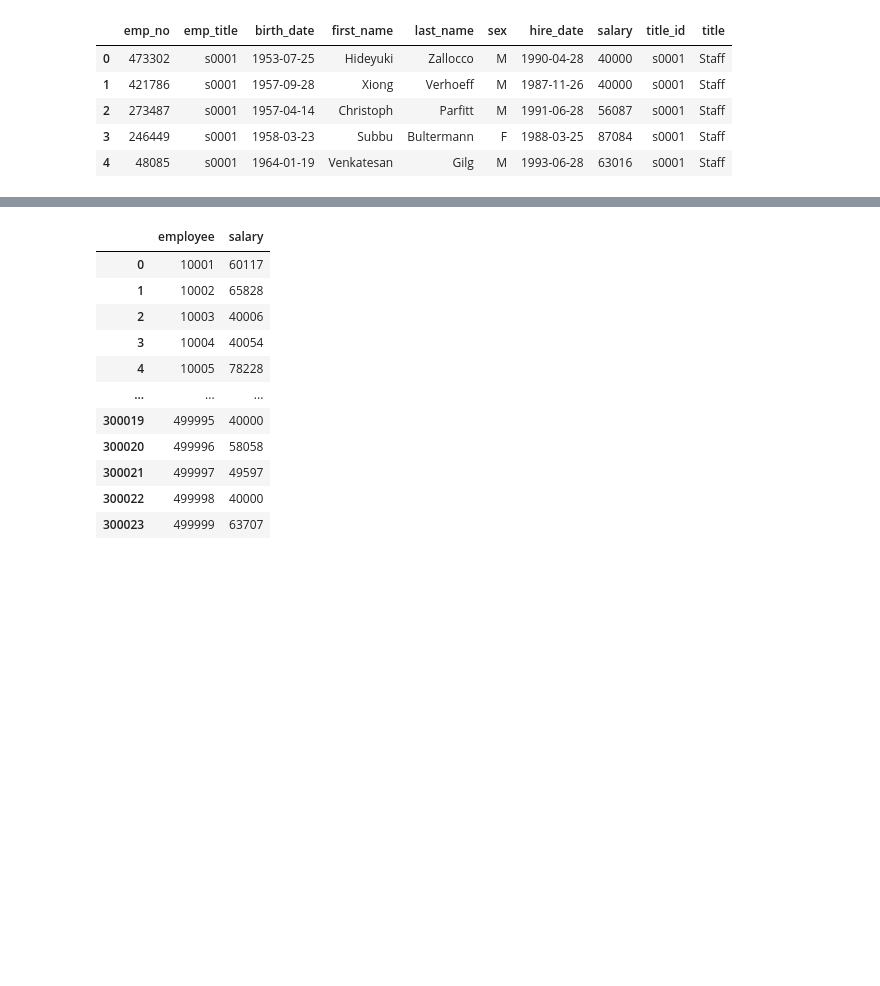
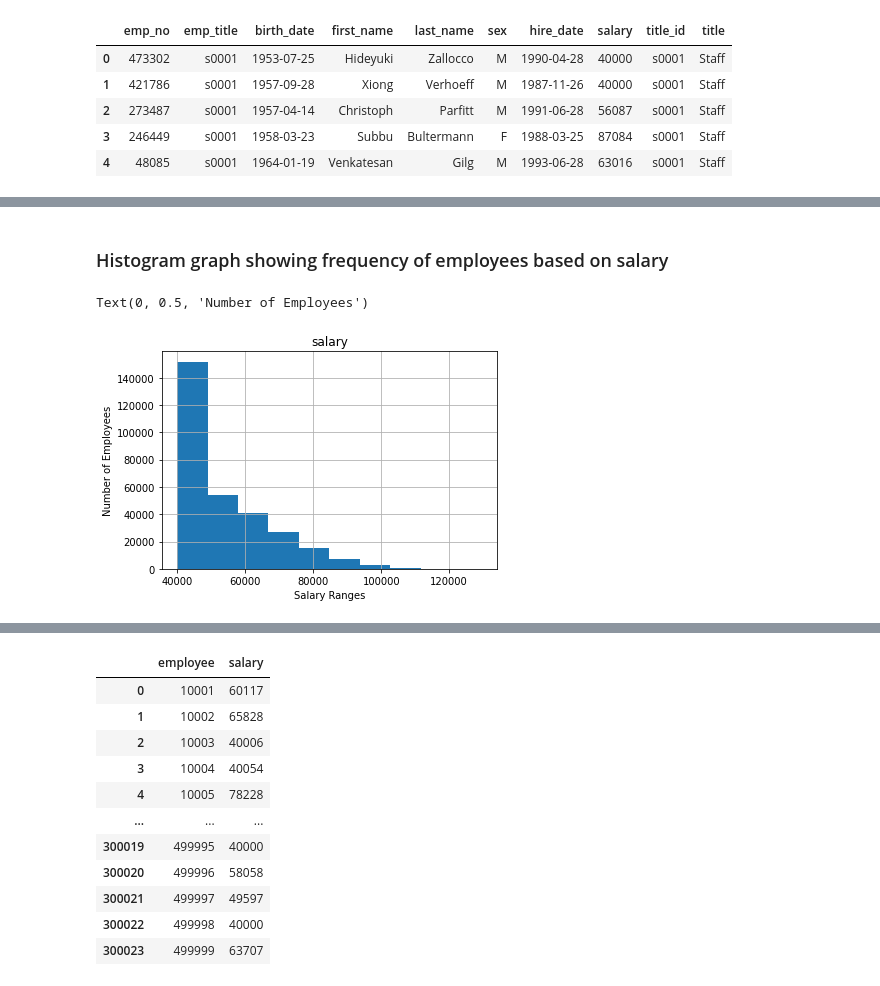
Before and after one commit to paulywog13/sql-challenge, a Jupyter notebook: EmployeeSQL/EmployeesSQL_Bonus.ipynb, the cells around one changed output, grey strips where cells are left out. Saved outputs shown, nothing was run; the diff lists cells and outputs as text; code cells hidden in the pictures; blank space fills up the shorter version.

Commit message:
Graphs added to Jupyter Notebook displaying Income Data.

```diff
--- a/EmployeeSQL/EmployeesSQL_Bonus.ipynb
+++ b/EmployeeSQL/EmployeesSQL_Bonus.ipynb
@@ -164,0 +131,9 @@ salary_list
+# %% [markdown]
+### Histogram graph showing frequency of employees based on salary
+# %%
+employee_titles_salaries.hist(column='salary')
+plt.xlabel("Salary Ranges")
+plt.ylabel("Number of Employees")
+# %% [output]
+Text(0, 0.5, 'Number of Employees')
+[figure, added]
```
Also changed, not shown: parts of 9 cells of this notebook.
